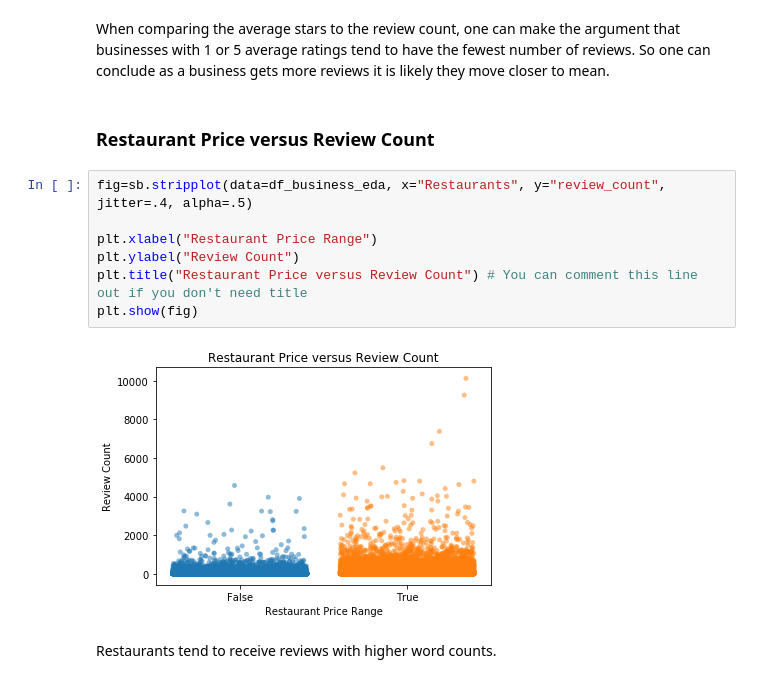
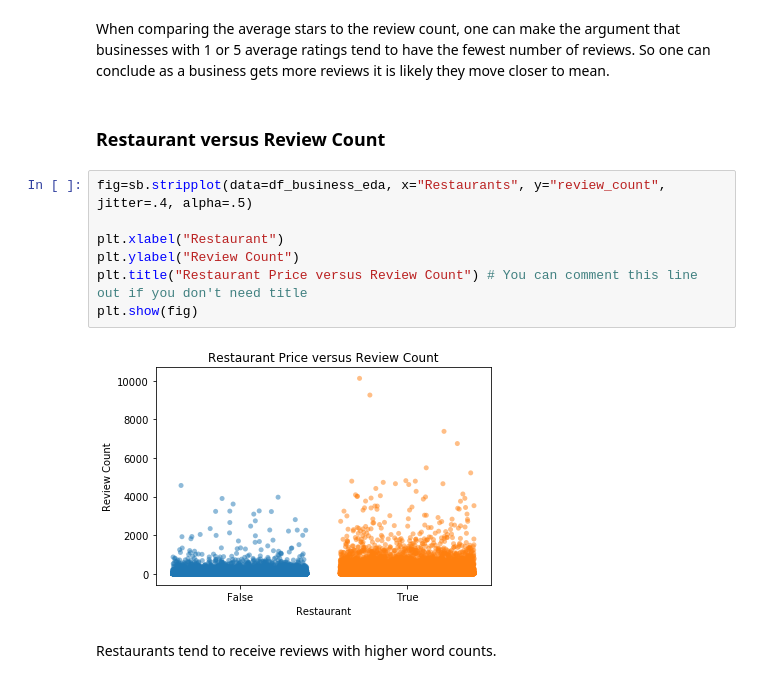
Before and after one commit to rchannewiser/MSDS-machine-learning1-team5, a Jupyter notebook: yelp_ml_team5.ipynb, the cells around one changed output. Cells and saved outputs as stored; diff of their text form.

```diff
--- a/yelp_ml_team5.ipynb
+++ b/yelp_ml_team5.ipynb
@@ -830,16 +833,16 @@ plt.show(fig)
 # %% [markdown]
 When comparing the average stars to the review count, one can make the argument that businesses with 1 or 5 average ratings tend to have the fewest number of reviews. So one can conclude as a business gets more reviews it is likely they move closer to mean.
 # %% [markdown]
-### Restaurant Price versus Review Count
+### Restaurant versus Review Count
 # %%
 fig=sb.stripplot(data=df_business_eda, x="Restaurants", y="review_count", jitter=.4, alpha=.5)
 
-plt.xlabel("Restaurant Price Range")
+plt.xlabel("Restaurant")
 plt.ylabel("Review Count")
 plt.title("Restaurant Price versus Review Count") # You can comment this line out if you don't need title
 plt.show(fig)
 # %% [output]
-[figure, old version]
+[figure, new version]
 # %% [markdown]
 Restaurants tend to receive reviews with higher word counts.
 # %% [markdown]
```
Also changed, not shown: parts of 3 cells of this notebook.
